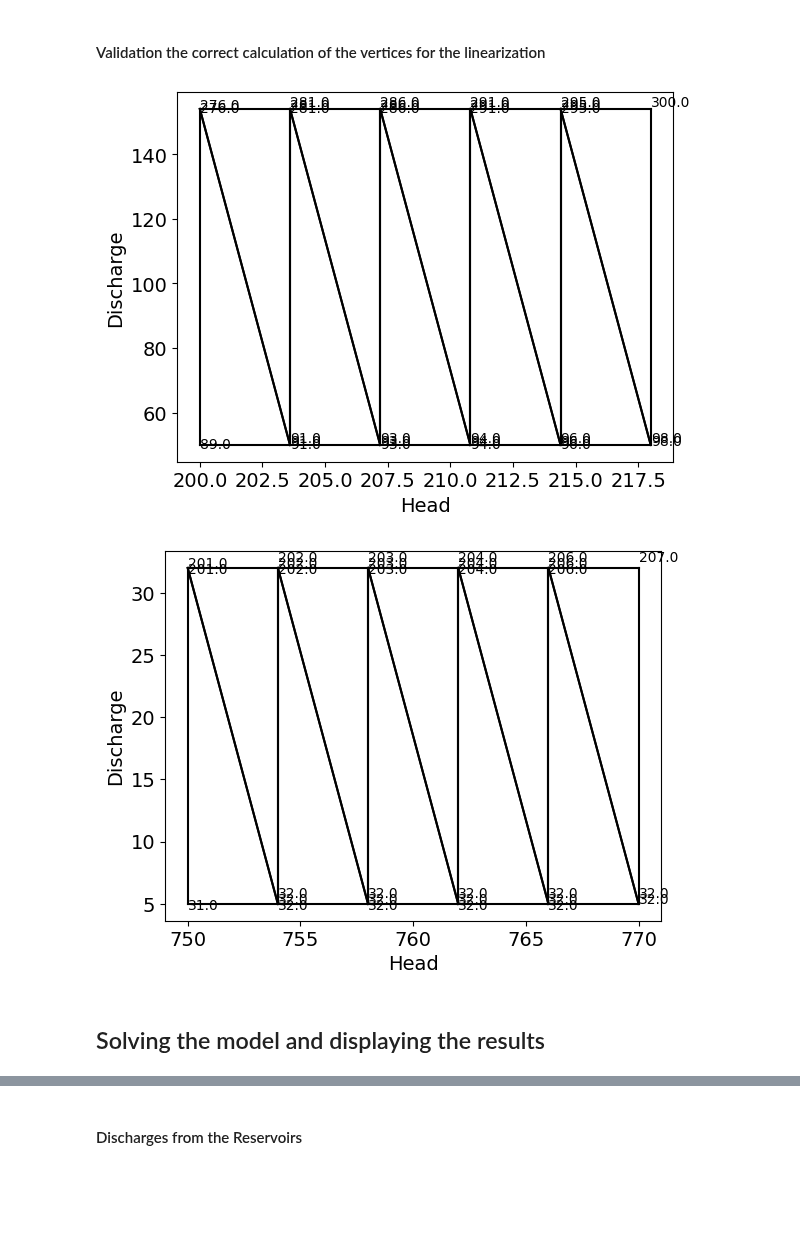
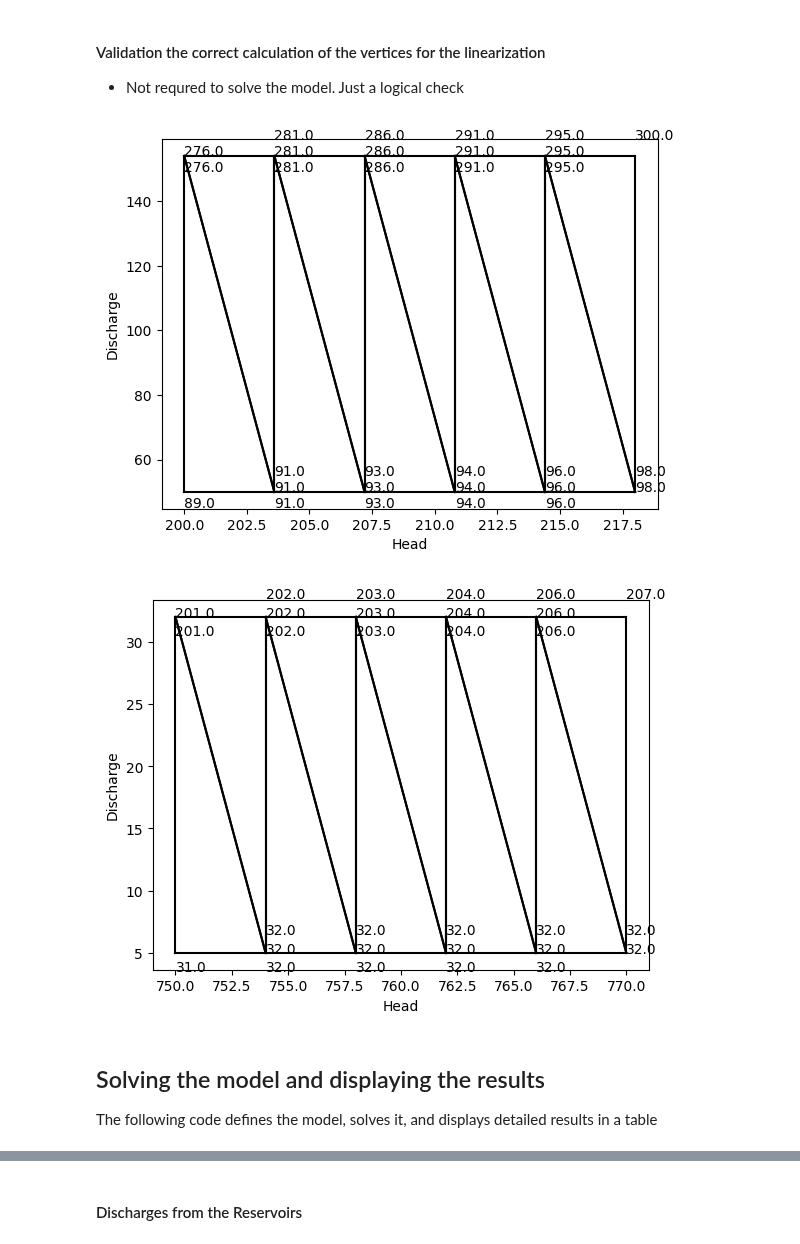
Before and after one commit to FredericWeiss/Seminar-Thesis, a Jupyter notebook: psh.ipynb, the cells around one changed output, grey strips where cells are left out. Drawn from its saved outputs; the diff is of its cells as text; code cells hidden in the pictures; blank space fills up the shorter version.

```diff
--- a/psh.ipynb
+++ b/psh.ipynb
@@ -525,36 +529,38 @@ class PSH(Model):
         return results
 # %% [markdown]
 #### Validation the correct calculation of the vertices for the linearization
+
+* Not requred to solve the model. Just a logical check
 # %%
 # Creating a model instance
 psh = PSH()
 
 # Calculating vertices
 psh.hu_h_vertices = psh.head_vertices(psh.hydro_units, psh.hu_affiliation, psh.hu_head_limits)
 psh.hu_q_vertices = psh.discharge_vertices(psh.hydro_units, psh.hu_affiliation, psh.hu_discharge_limits)
 psh.hu_p_vertices = psh.power_vertices(psh.hydro_units, psh.hu_affiliation, psh.hu_h_vertices, psh.hu_q_vertices, psh.hu_effciency)
 
 # Plotting the subregions in the domain
 for i in psh.reservoirs:
     for j in psh.hu_affiliation[i]:
 
         fig, ax = plt.subplots()
 
         for l in psh.subregions:
 
             ax.plot([psh.hu_h_vertices[i,j,l,0], psh.hu_h_vertices[i,j,l,1]], [psh.hu_q_vertices[i,j,l,0], psh.hu_q_vertices[i,j,l,1]], color='black')
             ax.plot([psh.hu_h_vertices[i,j,l,1], psh.hu_h_vertices[i,j,l,2]], [psh.hu_q_vertices[i,j,l,1], psh.hu_q_vertices[i,j,l,2]], color='black')
             ax.plot([psh.hu_h_vertices[i,j,l,2], psh.hu_h_vertices[i,j,l,0]], [psh.hu_q_vertices[i,j,l,2], psh.hu_q_vertices[i,j,l,0]], color='black')
 
             # Setting the labels
-            plt.annotate(round(psh.hu_p_vertices[i,j,l,0],0), xy=(psh.hu_h_vertices[i,j,l,0], psh.hu_q_vertices[i,j,l,0]), xytext=(psh.hu_h_vertices[i,j,l,0], psh.hu_q_vertices[i,j,l,0]-1))
-            plt.annotate(round(psh.hu_p_vertices[i,j,l,1],0), xy=(psh.hu_h_vertices[i,j,l,1], psh.hu_q_vertices[i,j,l,1]), xytext=(psh.hu_h_vertices[i,j,l,1], psh.hu_q_vertices[i,j,l,1]+1))
+            plt.annotate(round(psh.hu_p_vertices[i,j,l,0],0), xy=(psh.hu_h_vertices[i,j,l,0], psh.hu_q_vertices[i,j,l,0]), xytext=(psh.hu_h_vertices[i,j,l,0], psh.hu_q_vertices[i,j,l,0]-5))
+            plt.annotate(round(psh.hu_p_vertices[i,j,l,1],0), xy=(psh.hu_h_vertices[i,j,l,1], psh.hu_q_vertices[i,j,l,1]), xytext=(psh.hu_h_vertices[i,j,l,1], psh.hu_q_vertices[i,j,l,1]+5))
             plt.annotate(round(psh.hu_p_vertices[i,j,l,2],0), xy=(psh.hu_h_vertices[i,j,l,2], psh.hu_q_vertices[i,j,l,2]), xytext=(psh.hu_h_vertices[i,j,l,2], psh.hu_q_vertices[i,j,l,2]))
 
             ax.set_ylabel('Discharge')
             ax.set_xlabel('Head')
 # %% [output]
-[figure, old version]
+[figure, new version]
 # %%
 # Creating a model instance
 psh = PSH()
@@ -576,16 +582,18 @@ for i in psh.reservoirs:
             ax.plot([psh.ps_h_vertices[i,j,l,2], psh.ps_h_vertices[i,j,l,0]], [psh.ps_q_vertices[i,j,l,2], psh.ps_q_vertices[i,j,l,0]], color='black')
 
             # Setting the labels
-            plt.annotate(round(psh.ps_p_vertices[i,j,l,0],0), xy=(psh.ps_h_vertices[i,j,l,0], psh.ps_q_vertices[i,j,l,0]), xytext=(psh.ps_h_vertices[i,j,l,0], psh.ps_q_vertices[i,j,l,0]-0.5))
-            plt.annotate(round(psh.ps_p_vertices[i,j,l,1],0), xy=(psh.ps_h_vertices[i,j,l,1], psh.ps_q_vertices[i,j,l,1]), xytext=(psh.ps_h_vertices[i,j,l,1], psh.ps_q_vertices[i,j,l,1]+0.5))
+            plt.annotate(round(psh.ps_p_vertices[i,j,l,0],0), xy=(psh.ps_h_vertices[i,j,l,0], psh.ps_q_vertices[i,j,l,0]), xytext=(psh.ps_h_vertices[i,j,l,0], psh.ps_q_vertices[i,j,l,0]-1.5))
+            plt.annotate(round(psh.ps_p_vertices[i,j,l,1],0), xy=(psh.ps_h_vertices[i,j,l,1], psh.ps_q_vertices[i,j,l,1]), xytext=(psh.ps_h_vertices[i,j,l,1], psh.ps_q_vertices[i,j,l,1]+1.5))
             plt.annotate(round(psh.ps_p_vertices[i,j,l,2],0), xy=(psh.ps_h_vertices[i,j,l,2], psh.ps_q_vertices[i,j,l,2]), xytext=(psh.ps_h_vertices[i,j,l,2], psh.ps_q_vertices[i,j,l,2]))
 
             ax.set_ylabel('Discharge')
             ax.set_xlabel('Head')
 # %% [output]
-[figure, old version]
+[figure, new version]
 # %% [markdown]
 ## Solving the model and displaying the results
+
+The following code defines the model, solves it, and displays detailed results in a table
 # %%
 # Creating a model instance
 psh = PSH()
```
Also changed, not shown: parts of 31 cells of this notebook, 2 other files.
